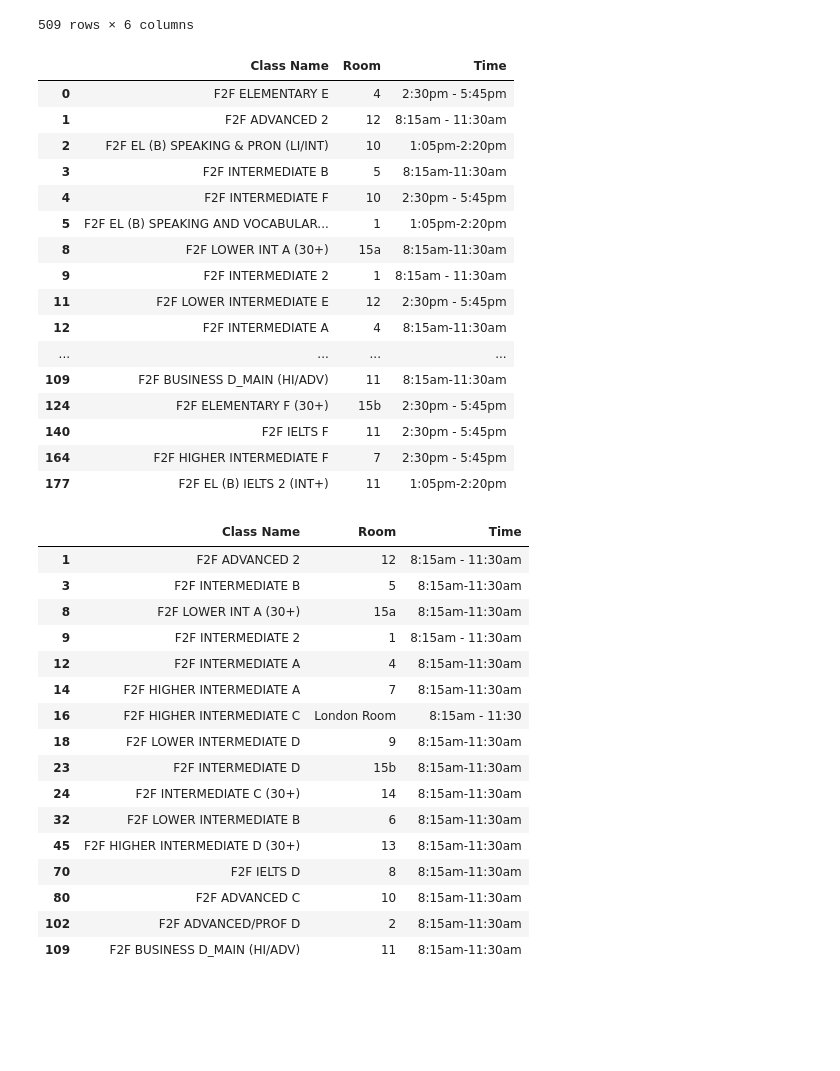
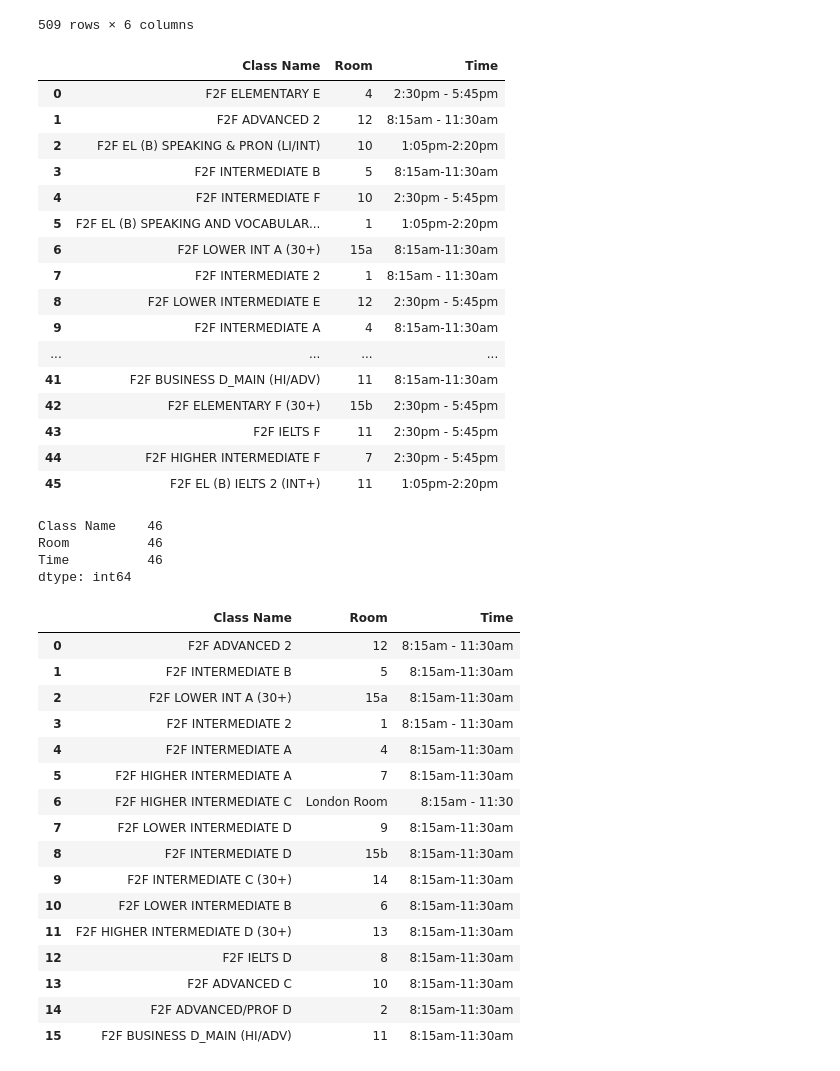
Before and after one commit to ducatyb/data, a Jupyter notebook: kaplan_classes.ipynb, the cells around one changed output. Cells and saved outputs as stored; diff of their text form; code cells hidden in the pictures; blank space fills up the shorter version.

```diff
--- a/kaplan_classes.ipynb
+++ b/kaplan_classes.ipynb
@@ -32,5 +32,5 @@ data_table.enable_dataframe_formatter()
 # %%
-df_classes = df[['Class Name', 'Room', 'Time']].drop_duplicates()
+df_classes = df[['Class Name', 'Room', 'Time']].drop_duplicates().reset_index(drop=True)
 df_classes
 # %% [output]
 |  | Class Name | Room | Time |
@@ -40,34 +40,41 @@ df_classes
 | 3 | F2F INTERMEDIATE B | 5 | 8:15am-11:30am |
 | 4 | F2F INTERMEDIATE F | 10 | 2:30pm - 5:45pm |
 | 5 | F2F EL (B) SPEAKING AND VOCABULAR... | 1 | 1:05pm-2:20pm |
-| 8 | F2F LOWER INT A (30+) | 15a | 8:15am-11:30am |
-| 9 | F2F INTERMEDIATE 2 | 1 | 8:15am - 11:30am |
-| 11 | F2F LOWER INTERMEDIATE E | 12 | 2:30pm - 5:45pm |
-| 12 | F2F INTERMEDIATE A | 4 | 8:15am-11:30am |
+| 6 | F2F LOWER INT A (30+) | 15a | 8:15am-11:30am |
+| 7 | F2F INTERMEDIATE 2 | 1 | 8:15am - 11:30am |
+| 8 | F2F LOWER INTERMEDIATE E | 12 | 2:30pm - 5:45pm |
+| 9 | F2F INTERMEDIATE A | 4 | 8:15am-11:30am |
 | ... | ... | ... | ... |
-| 109 | F2F BUSINESS D_MAIN (HI/ADV) | 11 | 8:15am-11:30am |
-| 124 | F2F ELEMENTARY F (30+) | 15b | 2:30pm - 5:45pm |
-| 140 | F2F IELTS F | 11 | 2:30pm - 5:45pm |
-| 164 | F2F HIGHER INTERMEDIATE F | 7 | 2:30pm - 5:45pm |
-| 177 | F2F EL (B) IELTS 2 (INT+) | 11 | 1:05pm-2:20pm |
+| 41 | F2F BUSINESS D_MAIN (HI/ADV) | 11 | 8:15am-11:30am |
+| 42 | F2F ELEMENTARY F (30+) | 15b | 2:30pm - 5:45pm |
+| 43 | F2F IELTS F | 11 | 2:30pm - 5:45pm |
+| 44 | F2F HIGHER INTERMEDIATE F | 7 | 2:30pm - 5:45pm |
+| 45 | F2F EL (B) IELTS 2 (INT+) | 11 | 1:05pm-2:20pm |
+# %%
+df_classes.count()
+# %% [output]
+Class Name    46
+Room          46
+Time          46
+dtype: int64
 # %%
-df_classes[df['Time'].str.startswith('8:15')]
+df_classes[df_classes['Time'].str.startswith('8:15am')].reset_index(drop=True)
 # %% [output]
 |  | Class Name | Room | Time |
-| 1 | F2F ADVANCED 2 | 12 | 8:15am - 11:30am |
-| 3 | F2F INTERMEDIATE B | 5 | 8:15am-11:30am |
-| 8 | F2F LOWER INT A (30+) | 15a | 8:15am-11:30am |
-| 9 | F2F INTERMEDIATE 2 | 1 | 8:15am - 11:30am |
-| 12 | F2F INTERMEDIATE A | 4 | 8:15am-11:30am |
-| 14 | F2F HIGHER INTERMEDIATE A | 7 | 8:15am-11:30am |
-| 16 | F2F HIGHER INTERMEDIATE C | London Room | 8:15am - 11:30 |
-| 18 | F2F LOWER INTERMEDIATE D | 9 | 8:15am-11:30am |
-| 23 | F2F INTERMEDIATE D | 15b | 8:15am-11:30am |
-| 24 | F2F INTERMEDIATE C (30+) | 14 | 8:15am-11:30am |
-| 32 | F2F LOWER INTERMEDIATE B | 6 | 8:15am-11:30am |
-| 45 | F2F HIGHER INTERMEDIATE D (30+) | 13 | 8:15am-11:30am |
-| 70 | F2F IELTS D | 8 | 8:15am-11:30am |
-| 80 | F2F ADVANCED C | 10 | 8:15am-11:30am |
-| 102 | F2F ADVANCED/PROF D | 2 | 8:15am-11:30am |
-| 109 | F2F BUSINESS D_MAIN (HI/ADV) | 11 | 8:15am-11:30am |
+| 0 | F2F ADVANCED 2 | 12 | 8:15am - 11:30am |
+| 1 | F2F INTERMEDIATE B | 5 | 8:15am-11:30am |
+| 2 | F2F LOWER INT A (30+) | 15a | 8:15am-11:30am |
+| 3 | F2F INTERMEDIATE 2 | 1 | 8:15am - 11:30am |
+| 4 | F2F INTERMEDIATE A | 4 | 8:15am-11:30am |
+| 5 | F2F HIGHER INTERMEDIATE A | 7 | 8:15am-11:30am |
+| 6 | F2F HIGHER INTERMEDIATE C | London Room | 8:15am - 11:30 |
+| 7 | F2F LOWER INTERMEDIATE D | 9 | 8:15am-11:30am |
+| 8 | F2F INTERMEDIATE D | 15b | 8:15am-11:30am |
+| 9 | F2F INTERMEDIATE C (30+) | 14 | 8:15am-11:30am |
+| 10 | F2F LOWER INTERMEDIATE B | 6 | 8:15am-11:30am |
+| 11 | F2F HIGHER INTERMEDIATE D (30+) | 13 | 8:15am-11:30am |
+| 12 | F2F IELTS D | 8 | 8:15am-11:30am |
+| 13 | F2F ADVANCED C | 10 | 8:15am-11:30am |
+| 14 | F2F ADVANCED/PROF D | 2 | 8:15am-11:30am |
+| 15 | F2F BUSINESS D_MAIN (HI/ADV) | 11 | 8:15am-11:30am |
 # %%
```
Also changed, not shown: parts of 7 cells of this notebook.
